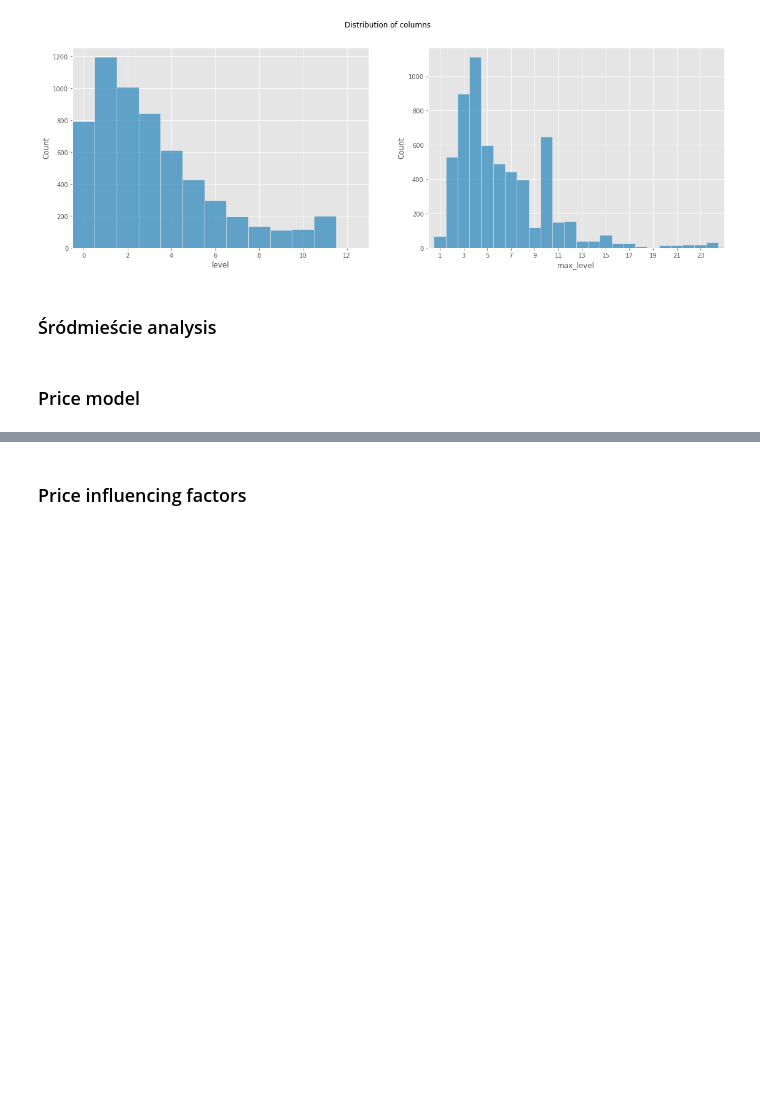
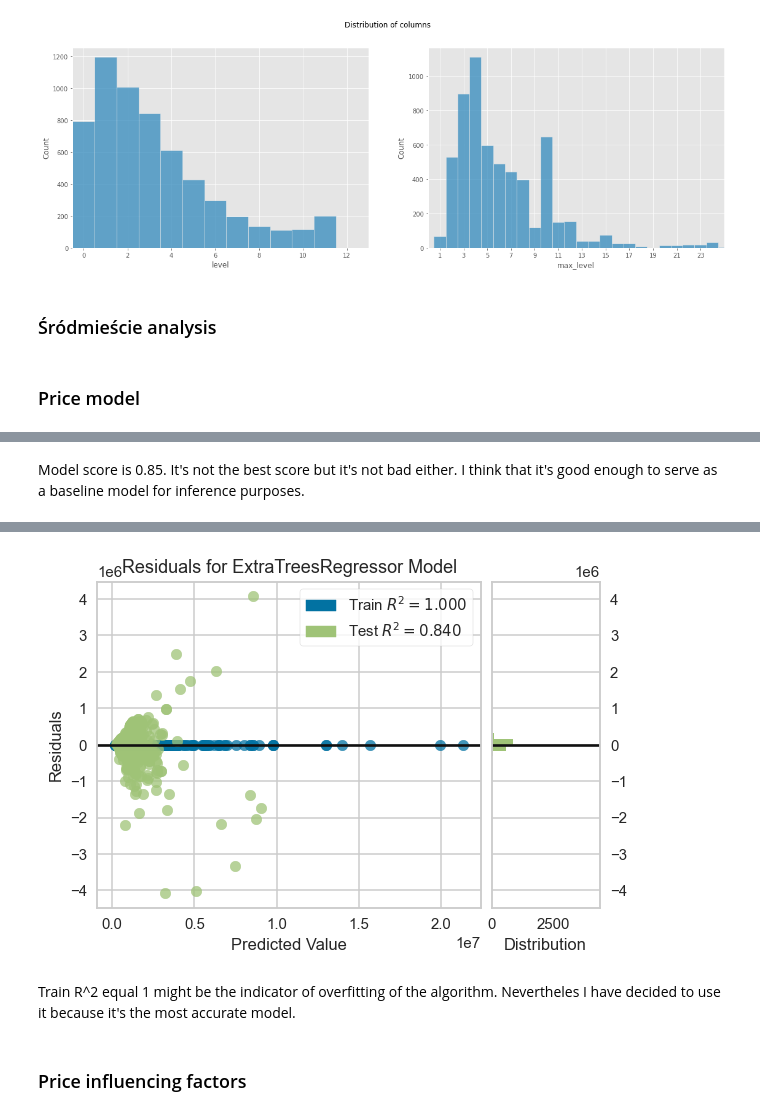
Before and after one commit to CarJung/Uni, a Jupyter notebook: Warsaw_flats/Report.ipynb, the cells around one changed output, grey strips where cells are left out. Cells and saved outputs as stored; diff of their text form; code cells hidden in the pictures; blank space fills up the shorter version.

```diff
--- a/Warsaw_flats/Report.ipynb
+++ b/Warsaw_flats/Report.ipynb
@@ -168,0 +223,5 @@ plt.xticks(np.arange(np.min(data['max_level']), 25, 2.0));
+# %% [markdown]
+Model score is 0.85. It's not the best score but it's not bad either. I think that it's good enough to serve as a baseline model for inference purposes.
+# %%
+plot_model(best, plot ='residuals', scale=1.5)
+# %% [output]
@@ -169,2 +229,5 @@ plt.xticks(np.arange(np.min(data['max_level']), 25, 2.0));
+[figure, added]
+# %% [markdown]
+Train R^2 equal 1 might be the indicator of overfitting of the algorithm. Nevertheles I have decided to use it because it's the most accurate model.
 # %% [markdown]
 ### Price influencing factors
```
Also changed, not shown: parts of 17 cells of this notebook.
